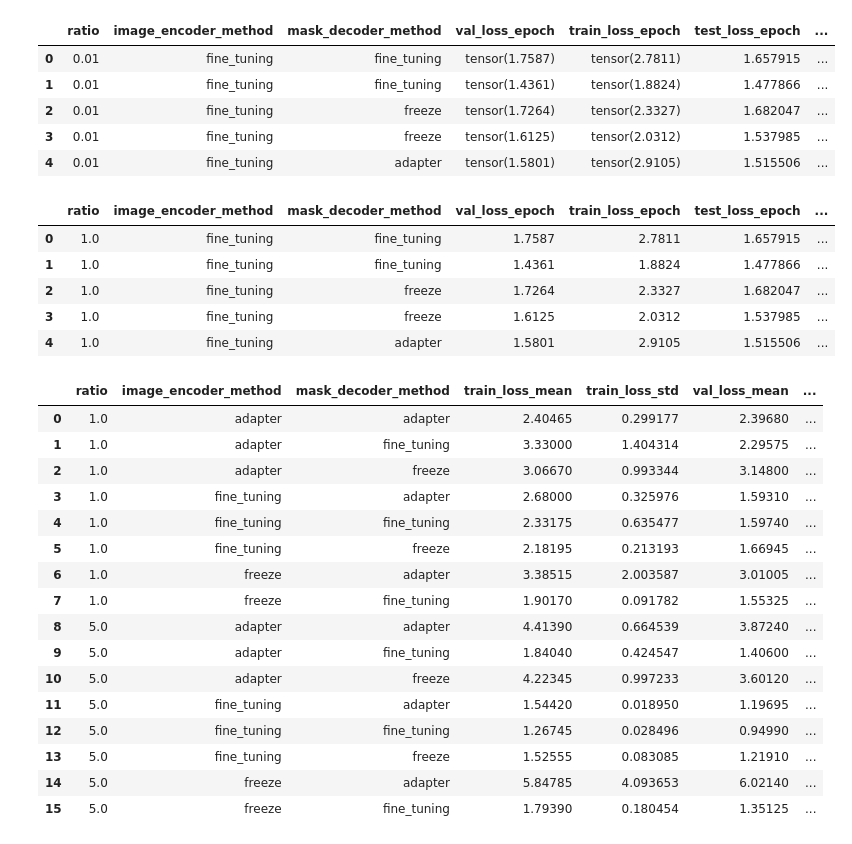
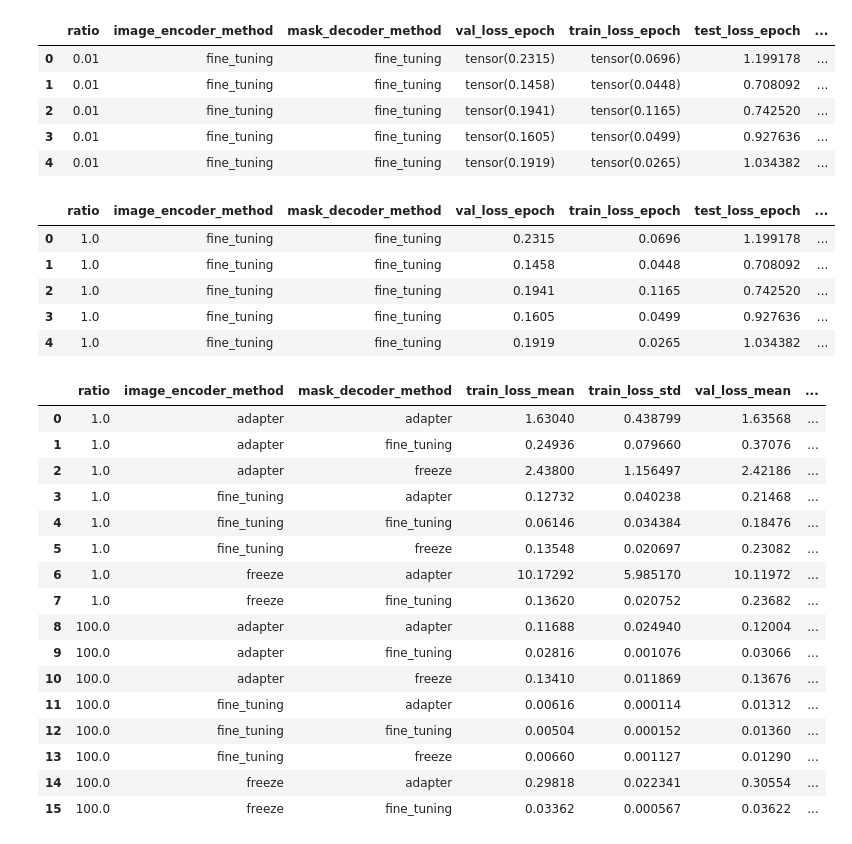
Before and after one commit to filipeas/Minerva-Discovery, a Jupyter notebook: my_experiments/sam_original/check_experiments_log.ipynb, the cells around one changed output. Saved outputs shown, nothing was run; the diff lists cells and outputs as text; code cells hidden in the pictures.

```diff
--- a/my_experiments/sam_original/check_experiments_log.ipynb
+++ b/my_experiments/sam_original/check_experiments_log.ipynb
@@ -4,16 +4,16 @@ import numpy as np
 import matplotlib.pyplot as plt
 import seaborn as sns
 # %%
-log_file = "/workspaces/Minerva-Discovery/my_experiments/sam_original/exec_experiments/results/experimento-parihaka_experiment_20241207_220459/experiment_log.csv"
+log_file = "/workspaces/Minerva-Discovery/my_experiments/sam_original/exec_experiments/results/experimento-f3_experiment_20241207_233212/experiment_log.csv"
 df = pd.read_csv(log_file)
 df.head()
 # %% [output]
 |  | ratio | image_encoder_method | mask_decoder_method | val_loss_epoch | train_loss_epoch | test_loss_epoch | ... |
-| 0 | 0.01 | fine_tuning | fine_tuning | tensor(1.7587) | tensor(2.7811) | 1.657915 | ... |
-| 1 | 0.01 | fine_tuning | fine_tuning | tensor(1.4361) | tensor(1.8824) | 1.477866 | ... |
-| 2 | 0.01 | fine_tuning | freeze | tensor(1.7264) | tensor(2.3327) | 1.682047 | ... |
-| 3 | 0.01 | fine_tuning | freeze | tensor(1.6125) | tensor(2.0312) | 1.537985 | ... |
-| 4 | 0.01 | fine_tuning | adapter | tensor(1.5801) | tensor(2.9105) | 1.515506 | ... |
+| 0 | 0.01 | fine_tuning | fine_tuning | tensor(0.2315) | tensor(0.0696) | 1.199178 | ... |
+| 1 | 0.01 | fine_tuning | fine_tuning | tensor(0.1458) | tensor(0.0448) | 0.708092 | ... |
+| 2 | 0.01 | fine_tuning | fine_tuning | tensor(0.1941) | tensor(0.1165) | 0.742520 | ... |
+| 3 | 0.01 | fine_tuning | fine_tuning | tensor(0.1605) | tensor(0.0499) | 0.927636 | ... |
+| 4 | 0.01 | fine_tuning | fine_tuning | tensor(0.1919) | tensor(0.0265) | 1.034382 | ... |
 # %%
 df['ratio'] = pd.to_numeric(df['ratio'], errors='coerce') * 100
 df['val_loss_epoch'] = df['val_loss_epoch'].apply(lambda x: float(str(x).strip('tensor()')) if isinstance(x, str) else x)
@@ -26,11 +26,11 @@ df['test_mIoU'] = df['test_mIoU'].apply(lambda x: float(str(x).strip('tensor()')
 df.head()
 # %% [output]
 |  | ratio | image_encoder_method | mask_decoder_method | val_loss_epoch | train_loss_epoch | test_loss_epoch | ... |
-| 0 | 1.0 | fine_tuning | fine_tuning | 1.7587 | 2.7811 | 1.657915 | ... |
-| 1 | 1.0 | fine_tuning | fine_tuning | 1.4361 | 1.8824 | 1.477866 | ... |
-| 2 | 1.0 | fine_tuning | freeze | 1.7264 | 2.3327 | 1.682047 | ... |
-| 3 | 1.0 | fine_tuning | freeze | 1.6125 | 2.0312 | 1.537985 | ... |
-| 4 | 1.0 | fine_tuning | adapter | 1.5801 | 2.9105 | 1.515506 | ... |
+| 0 | 1.0 | fine_tuning | fine_tuning | 0.2315 | 0.0696 | 1.199178 | ... |
+| 1 | 1.0 | fine_tuning | fine_tuning | 0.1458 | 0.0448 | 0.708092 | ... |
+| 2 | 1.0 | fine_tuning | fine_tuning | 0.1941 | 0.1165 | 0.742520 | ... |
+| 3 | 1.0 | fine_tuning | fine_tuning | 0.1605 | 0.0499 | 0.927636 | ... |
+| 4 | 1.0 | fine_tuning | fine_tuning | 0.1919 | 0.0265 | 1.034382 | ... |
 # %%
 # Agrupamento com média e desvio padrão
 grouped = df.groupby(['ratio', 'image_encoder_method', 'mask_decoder_method'], as_index=False).agg({
@@ -57,22 +57,22 @@ grouped['method_combination'] = grouped['image_encoder_method'] + ' & ' + groupe
 grouped
 # %% [output]
 |  | ratio | image_encoder_method | mask_decoder_method | train_loss_mean | train_loss_std | val_loss_mean | ... |
-| 0 | 1.0 | adapter | adapter | 2.40465 | 0.299177 | 2.39680 | ... |
-| 1 | 1.0 | adapter | fine_tuning | 3.33000 | 1.404314 | 2.29575 | ... |
-| 2 | 1.0 | adapter | freeze | 3.06670 | 0.993344 | 3.14800 | ... |
-| 3 | 1.0 | fine_tuning | adapter | 2.68000 | 0.325976 | 1.59310 | ... |
-| 4 | 1.0 | fine_tuning | fine_tuning | 2.33175 | 0.635477 | 1.59740 | ... |
-| 5 | 1.0 | fine_tuning | freeze | 2.18195 | 0.213193 | 1.66945 | ... |
-| 6 | 1.0 | freeze | adapter | 3.38515 | 2.003587 | 3.01005 | ... |
-| 7 | 1.0 | freeze | fine_tuning | 1.90170 | 0.091782 | 1.55325 | ... |
-| 8 | 5.0 | adapter | adapter | 4.41390 | 0.664539 | 3.87240 | ... |
-| 9 | 5.0 | adapter | fine_tuning | 1.84040 | 0.424547 | 1.40600 | ... |
-| 10 | 5.0 | adapter | freeze | 4.22345 | 0.997233 | 3.60120 | ... |
-| 11 | 5.0 | fine_tuning | adapter | 1.54420 | 0.018950 | 1.19695 | ... |
-| 12 | 5.0 | fine_tuning | fine_tuning | 1.26745 | 0.028496 | 0.94990 | ... |
-| 13 | 5.0 | fine_tuning | freeze | 1.52555 | 0.083085 | 1.21910 | ... |
-| 14 | 5.0 | freeze | adapter | 5.84785 | 4.093653 | 6.02140 | ... |
-| 15 | 5.0 | freeze | fine_tuning | 1.79390 | 0.180454 | 1.35125 | ... |
+| 0 | 1.0 | adapter | adapter | 1.63040 | 0.438799 | 1.63568 | ... |
+| 1 | 1.0 | adapter | fine_tuning | 0.24936 | 0.079660 | 0.37076 | ... |
+| 2 | 1.0 | adapter | freeze | 2.43800 | 1.156497 | 2.42186 | ... |
+| 3 | 1.0 | fine_tuning | adapter | 0.12732 | 0.040238 | 0.21468 | ... |
+| 4 | 1.0 | fine_tuning | fine_tuning | 0.06146 | 0.034384 | 0.18476 | ... |
+| 5 | 1.0 | fine_tuning | freeze | 0.13548 | 0.020697 | 0.23082 | ... |
+| 6 | 1.0 | freeze | adapter | 10.17292 | 5.985170 | 10.11972 | ... |
+| 7 | 1.0 | freeze | fine_tuning | 0.13620 | 0.020752 | 0.23682 | ... |
+| 8 | 100.0 | adapter | adapter | 0.11688 | 0.024940 | 0.12004 | ... |
+| 9 | 100.0 | adapter | fine_tuning | 0.02816 | 0.001076 | 0.03066 | ... |
+| 10 | 100.0 | adapter | freeze | 0.13410 | 0.011869 | 0.13676 | ... |
+| 11 | 100.0 | fine_tuning | adapter | 0.00616 | 0.000114 | 0.01312 | ... |
+| 12 | 100.0 | fine_tuning | fine_tuning | 0.00504 | 0.000152 | 0.01360 | ... |
+| 13 | 100.0 | fine_tuning | freeze | 0.00660 | 0.001127 | 0.01290 | ... |
+| 14 | 100.0 | freeze | adapter | 0.29818 | 0.022341 | 0.30554 | ... |
+| 15 | 100.0 | freeze | fine_tuning | 0.03362 | 0.000567 | 0.03622 | ... |
 # %%
 def plot_loss_with_std_matplotlib(data, loss_mean, loss_std, title, ylabel):
     plt.figure(figsize=(12, 6))
```
Also changed, not shown: parts of 2 cells of this notebook, 2 other files.
